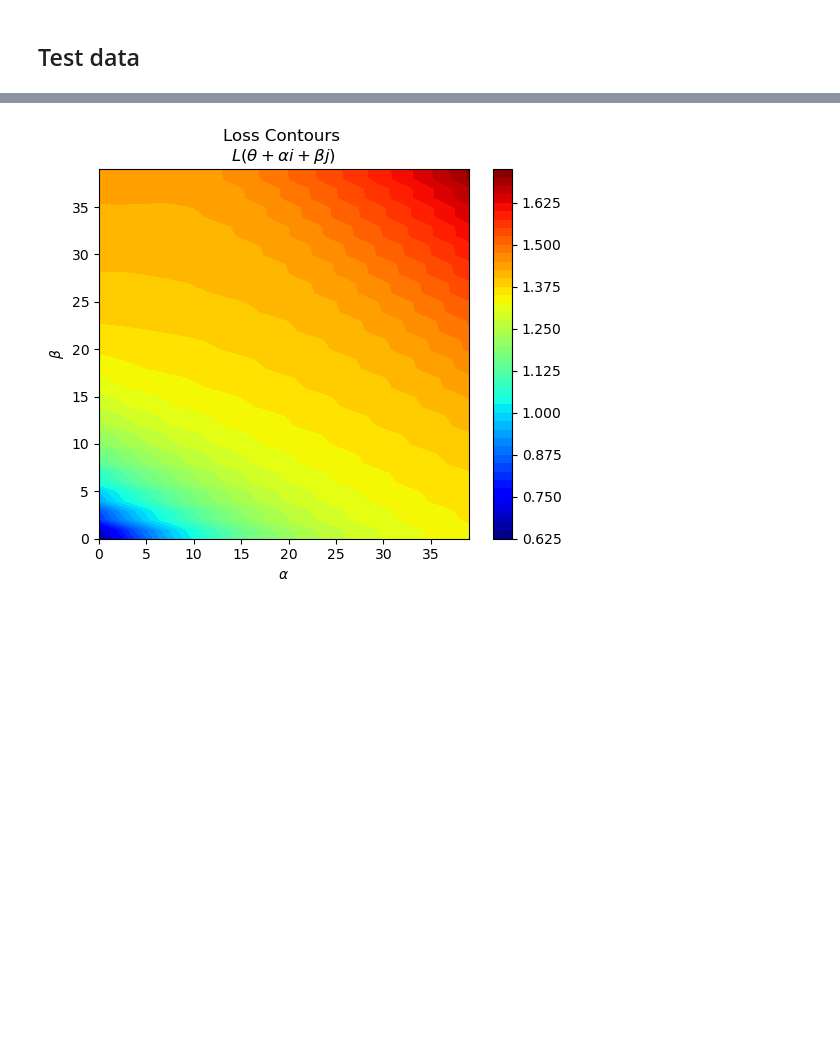
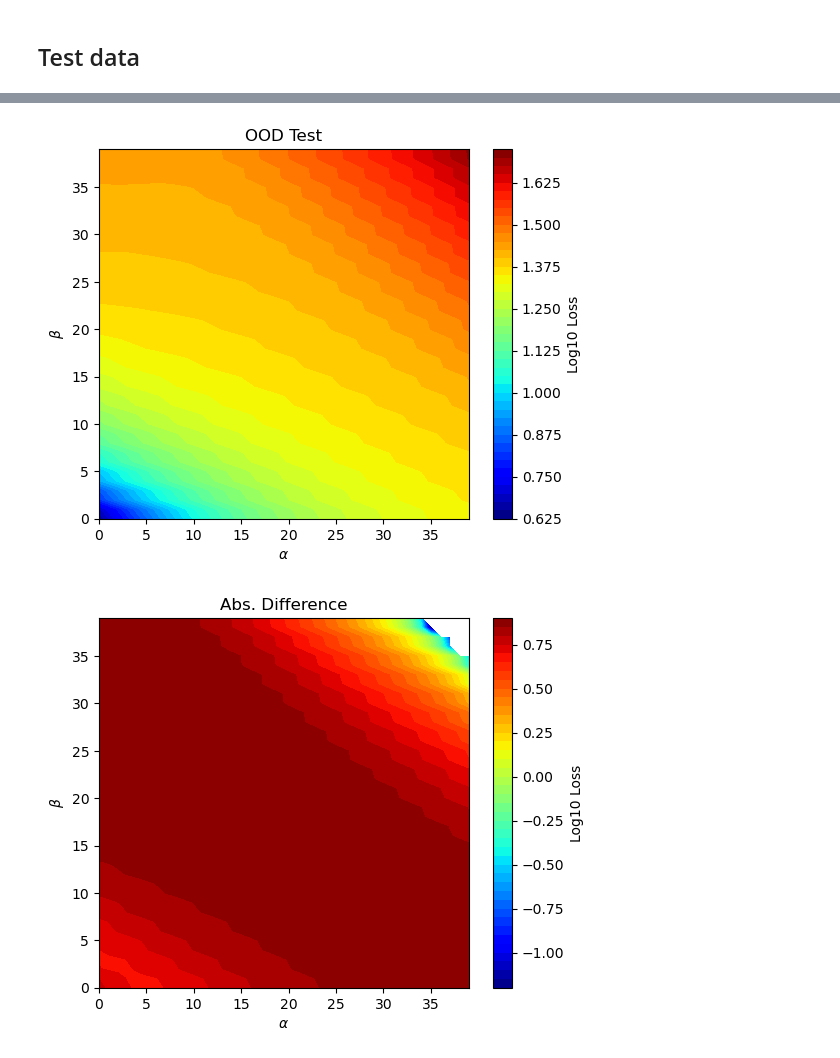
Before and after one commit to daleas0120/loss_landscapes_demo, a Jupyter notebook: demo_hessian_landscapes_esol.ipynb, the cells around one changed output, grey strips where cells are left out. Cells and saved outputs as stored; diff of their text form; code cells hidden in the pictures; blank space fills up the shorter version.

```diff
--- a/demo_hessian_landscapes_esol.ipynb
+++ b/demo_hessian_landscapes_esol.ipynb
@@ -273,5 +280,9 @@ plot_loss_contours(average_array_test)
 # %%
 average_array_test_OOD = calc_average_loss_array(data_loader=test_OOD_loader)
-plot_loss_contours(average_array_test_OOD)
+plot_loss_contours(average_array_test_OOD, title="OOD Test")
 # %% [output]
-[figure, old version]
+[figure, new version]
+# %%
+plot_loss_contours((average_array_test - average_array_test_OOD), title="Abs. Difference")
+# %% [output]
+[figure, added]
```
Also changed, not shown: parts of 3 cells of this notebook.
